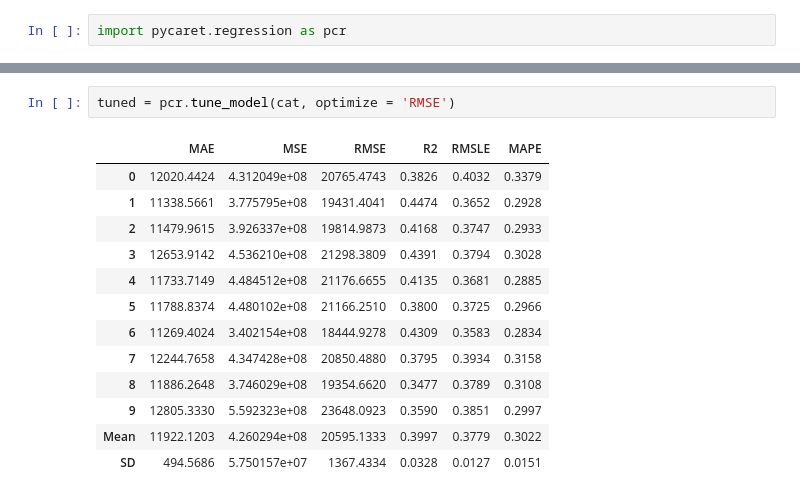
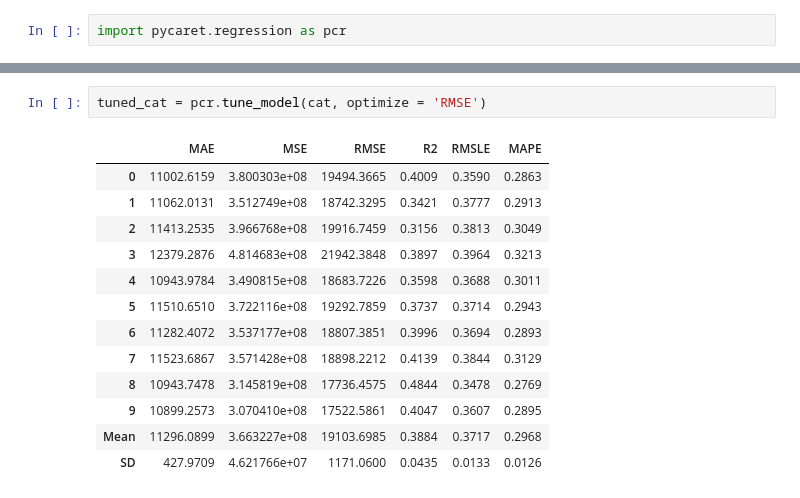
Before and after one commit to artemgur/akbars, a Jupyter notebook: akbars.ipynb, the cells around one changed output, grey strips where cells are left out. Cells and saved outputs as stored; diff of their text form.

```diff
--- a/akbars.ipynb
+++ b/akbars.ipynb
@@ -836,16 +801,16 @@ cat = pcr.create_model('catboost')
 # %%
-tuned = pcr.tune_model(cat, optimize = 'RMSE')
+tuned_cat = pcr.tune_model(cat, optimize = 'RMSE')
 # %% [output]
 |  | MAE | MSE | RMSE | R2 | RMSLE | MAPE |
-| 0 | 12020.4424 | 4.312049e+08 | 20765.4743 | 0.3826 | 0.4032 | 0.3379 |
-| 1 | 11338.5661 | 3.775795e+08 | 19431.4041 | 0.4474 | 0.3652 | 0.2928 |
-| 2 | 11479.9615 | 3.926337e+08 | 19814.9873 | 0.4168 | 0.3747 | 0.2933 |
-| 3 | 12653.9142 | 4.536210e+08 | 21298.3809 | 0.4391 | 0.3794 | 0.3028 |
-| 4 | 11733.7149 | 4.484512e+08 | 21176.6655 | 0.4135 | 0.3681 | 0.2885 |
-| 5 | 11788.8374 | 4.480102e+08 | 21166.2510 | 0.3800 | 0.3725 | 0.2966 |
-| 6 | 11269.4024 | 3.402154e+08 | 18444.9278 | 0.4309 | 0.3583 | 0.2834 |
-| 7 | 12244.7658 | 4.347428e+08 | 20850.4880 | 0.3795 | 0.3934 | 0.3158 |
-| 8 | 11886.2648 | 3.746029e+08 | 19354.6620 | 0.3477 | 0.3789 | 0.3108 |
-| 9 | 12805.3330 | 5.592323e+08 | 23648.0923 | 0.3590 | 0.3851 | 0.2997 |
-| Mean | 11922.1203 | 4.260294e+08 | 20595.1333 | 0.3997 | 0.3779 | 0.3022 |
-| SD | 494.5686 | 5.750157e+07 | 1367.4334 | 0.0328 | 0.0127 | 0.0151 |
+| 0 | 11002.6159 | 3.800303e+08 | 19494.3665 | 0.4009 | 0.3590 | 0.2863 |
+| 1 | 11062.0131 | 3.512749e+08 | 18742.3295 | 0.3421 | 0.3777 | 0.2913 |
+| 2 | 11413.2535 | 3.966768e+08 | 19916.7459 | 0.3156 | 0.3813 | 0.3049 |
+| 3 | 12379.2876 | 4.814683e+08 | 21942.3848 | 0.3897 | 0.3964 | 0.3213 |
+| 4 | 10943.9784 | 3.490815e+08 | 18683.7226 | 0.3598 | 0.3688 | 0.3011 |
+| 5 | 11510.6510 | 3.722116e+08 | 19292.7859 | 0.3737 | 0.3714 | 0.2943 |
+| 6 | 11282.4072 | 3.537177e+08 | 18807.3851 | 0.3996 | 0.3694 | 0.2893 |
+| 7 | 11523.6867 | 3.571428e+08 | 18898.2212 | 0.4139 | 0.3844 | 0.3129 |
+| 8 | 10943.7478 | 3.145819e+08 | 17736.4575 | 0.4844 | 0.3478 | 0.2769 |
+| 9 | 10899.2573 | 3.070410e+08 | 17522.5861 | 0.4047 | 0.3607 | 0.2895 |
+| Mean | 11296.0899 | 3.663227e+08 | 19103.6985 | 0.3884 | 0.3717 | 0.2968 |
+| SD | 427.9709 | 4.621766e+07 | 1171.0600 | 0.0435 | 0.0133 | 0.0126 |
```
Also changed, not shown: parts of 23 cells of this notebook.
